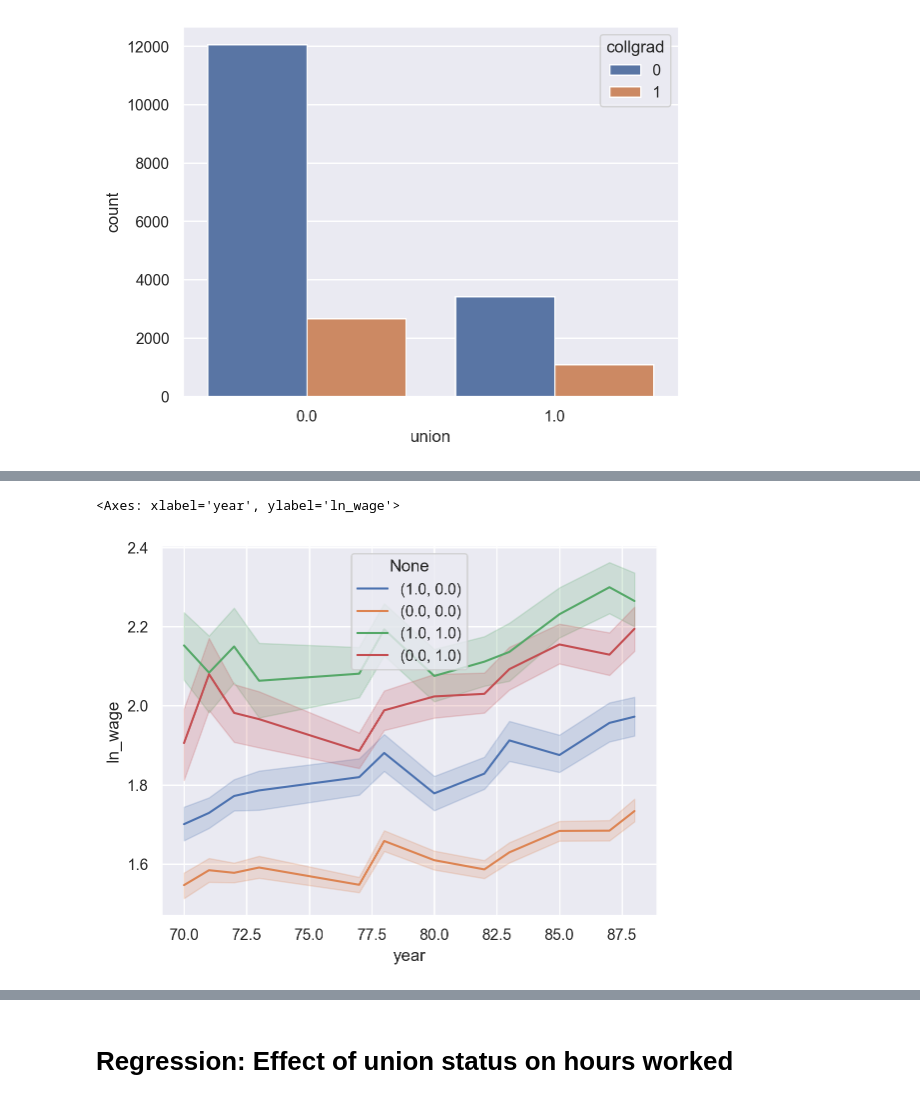
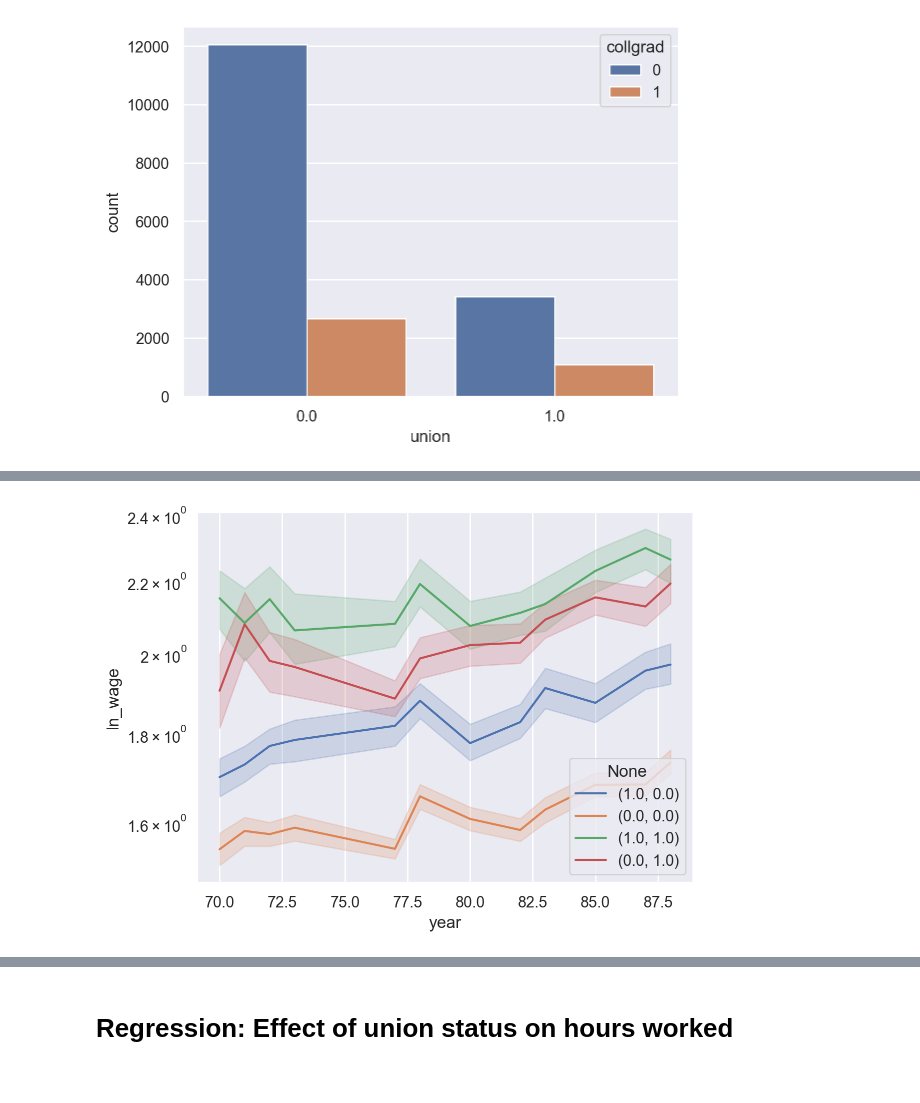
Before and after one commit to LUGOZZI/robot_judge_2023, a Jupyter notebook: homeworks/HW02.ipynb, the cells around one changed output, grey strips where cells are left out. Saved outputs shown, nothing was run; the diff lists cells and outputs as text; code cells hidden in the pictures.

```diff
--- a/homeworks/HW02.ipynb
+++ b/homeworks/HW02.ipynb
@@ -182,9 +173,9 @@ sns.lineplot(data=data_nomis3, x="year", y="hours", hue=data_nomis3[['union', 'c
 # %%
 data_nomis4 = data.dropna(subset=['collgrad', 'union', 'year',"ln_wage"])
 sns.lineplot(data=data_nomis3, x="year", y="ln_wage", hue=data_nomis3[['union', 'collgrad']].apply(tuple, axis=1))
+plt.yscale('log')
 # %% [output]
-<Axes: xlabel='year', ylabel='ln_wage'>
-[figure, old version]
+[figure, new version]
 # %%
 data_nomis5 = data.dropna(subset=['collgrad', 'union', 'grade',"ln_wage"])
 sns.lineplot(data=data_nomis3, x="grade", y="ln_wage", hue=data_nomis3[['union', 'collgrad']].apply(tuple, axis=1))
```
Also changed, not shown: parts of 24 cells of this notebook.
